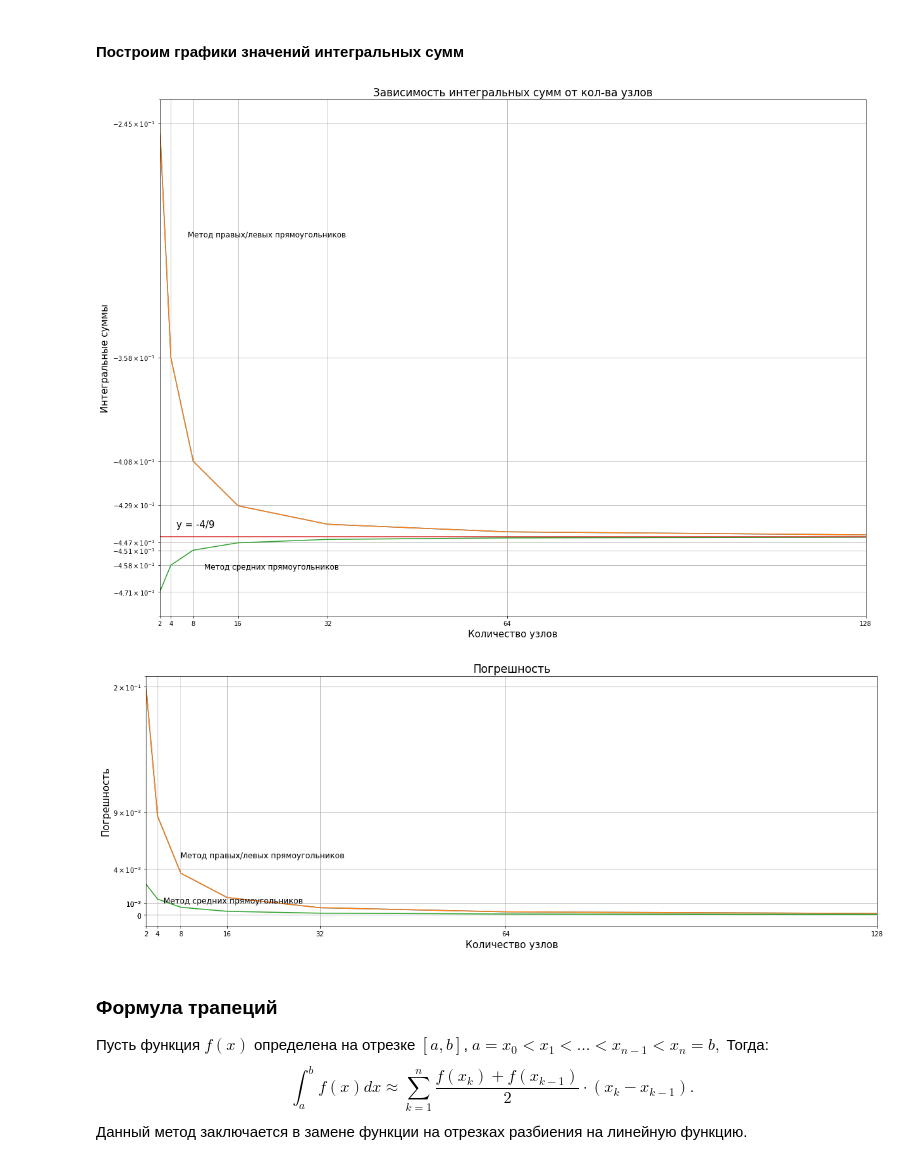
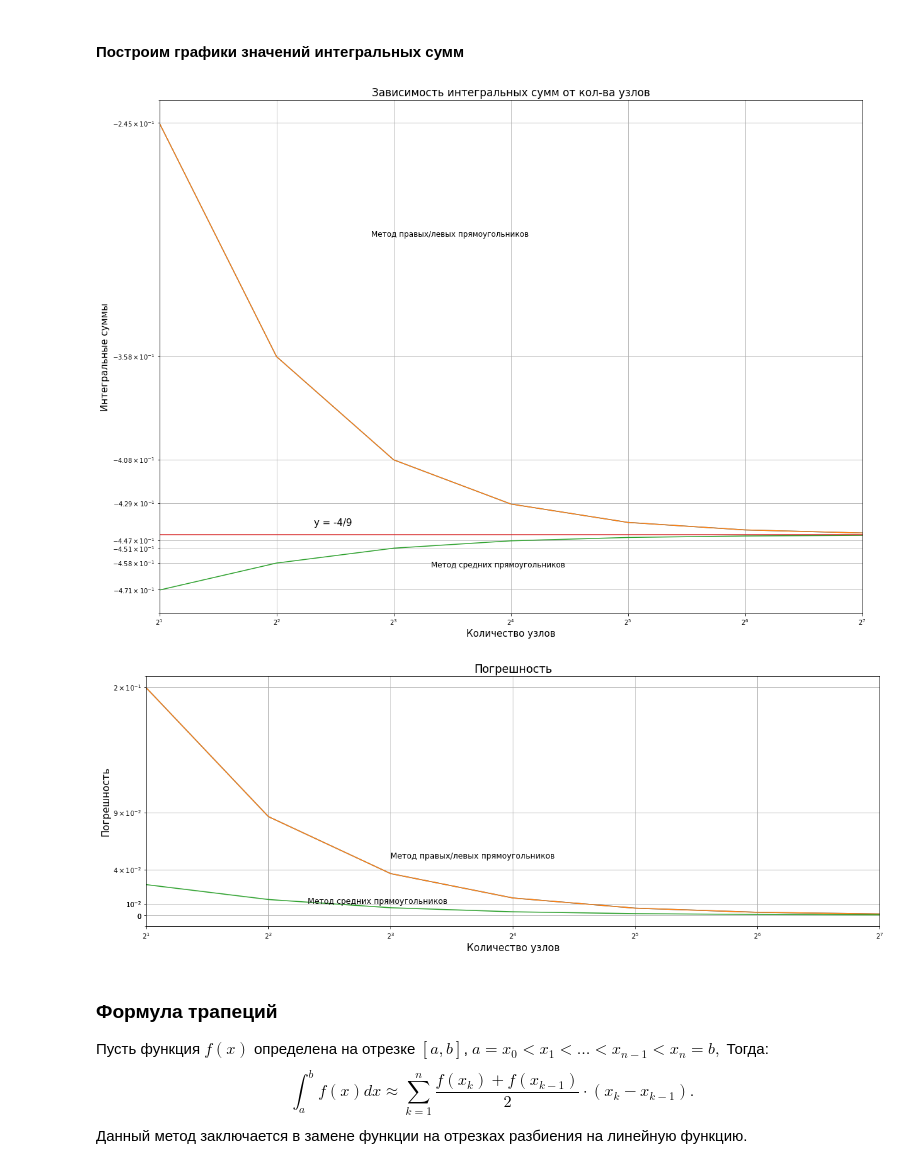
Before and after one commit to danielbulgakov/ProjectSKM, a Jupyter notebook: YearProjectSKM.ipynb, the cells around one changed output. Saved outputs shown, nothing was run; the diff lists cells and outputs as text; code cells hidden in the pictures.

```diff
--- a/YearProjectSKM.ipynb
+++ b/YearProjectSKM.ipynb
@@ -152,6 +152,7 @@ plt.rcParams["figure.figsize"] = (20,15)
 plt.xlim([2, 128])
 plt.xticks([2,4,8,16,32,64,128])
 plt.yscale('symlog')
+plt.xscale('log', base = 2)
 plt.yticks([round(i,3) for i in y1+y3 if (i>-0.438 or i < -0.4470)])
 plt.plot(step,y1)
 plt.plot(step,y2)
@@ -166,26 +167,27 @@ plt.text(10,-0.46, "Метод средних прямоугольников",fo
 plt.grid()
 pass
 # %% [output]
-[figure, old version]
+[figure, new version]
 # %%
 stepx = [2,4,8,16,32,64,128]
 aproxx = np.linspace(aprox,aprox,iterations-1)
 plt.rcParams["figure.figsize"] = (20,7)
 plt.xlim([2, 128])
 plt.xticks([2,4,8,16,32,64,128])
 plt.yscale('symlog')
+plt.xscale('log', base = 2)
 plt.yticks([round(i,2) for i in y1 - aproxx if (i>-0.4430)])
 plt.plot(stepx,y1 - aproxx)
 plt.plot(stepx,y2 - aproxx)
 plt.plot(stepx,abs(y3 - aproxx))
 plt.xlabel('Количество узлов',fontsize=15)
 plt.ylabel('Погрешность',fontsize=15)
 plt.title('Погрешность',fontsize=17)
 plt.text(8,0.05, "Метод правых/левых прямоугольников",fontsize=12)
 plt.text(5,0.01, "Метод средних прямоугольников",fontsize=12)
 plt.grid()
 # %% [output]
-[figure, old version]
+[figure, new version]
 # %% [markdown]
 ### Формула трапеций
 Пусть функция $f(x)$ определена на отрезке $[a,b]$, $ a = x_0 < x_1 < \dots < x_{n-1} < x_n = b, \tag{*} $
```
Also changed, not shown: parts of 6 cells of this notebook.
